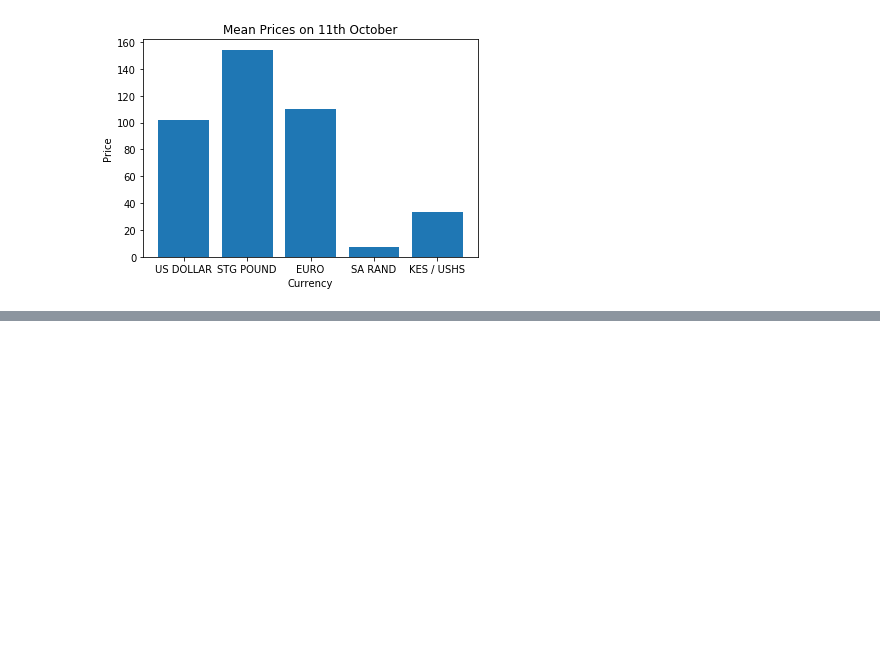
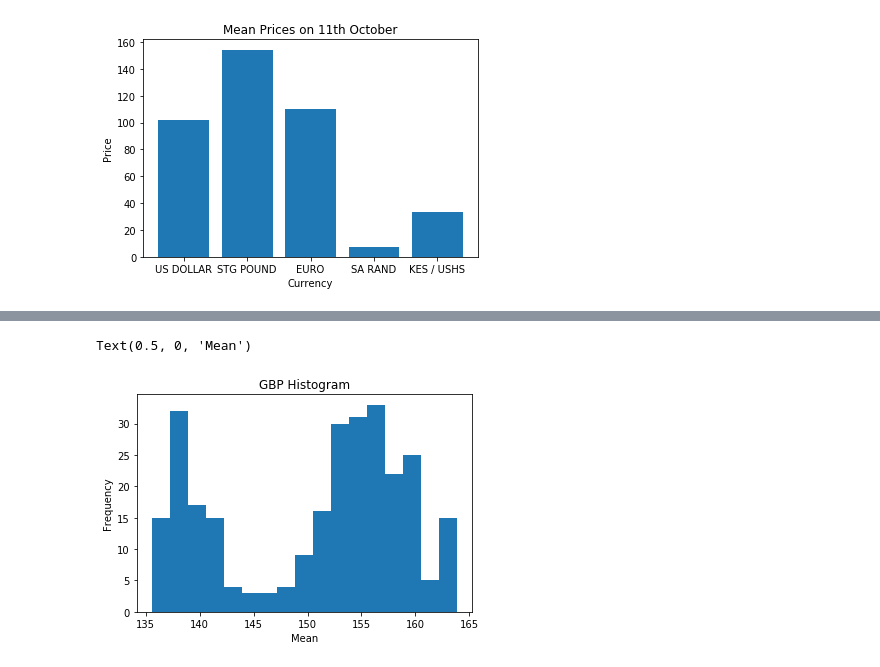
Before and after one commit to AubreyJohns/Data-Visualization, a Jupyter notebook: Data Visualization.ipynb, the cells around one changed output, grey strips where cells are left out. Cells and saved outputs as stored; diff of their text form; code cells hidden in the pictures; blank space fills up the shorter version.

```diff
--- a/Data Visualization.ipynb
+++ b/Data Visualization.ipynb
@@ -158,0 +268,8 @@ Text(0.5, 0, 'Currency')
+# %%
+plt.hist(x, bins = 17)
+plt.title('GBP Histogram')
+plt.ylabel('Frequency')
+plt.xlabel('Mean')
+# %% [output]
+Text(0.5, 0, 'Mean')
+[figure, added]
```
Also changed, not shown: parts of 21 cells of this notebook.
